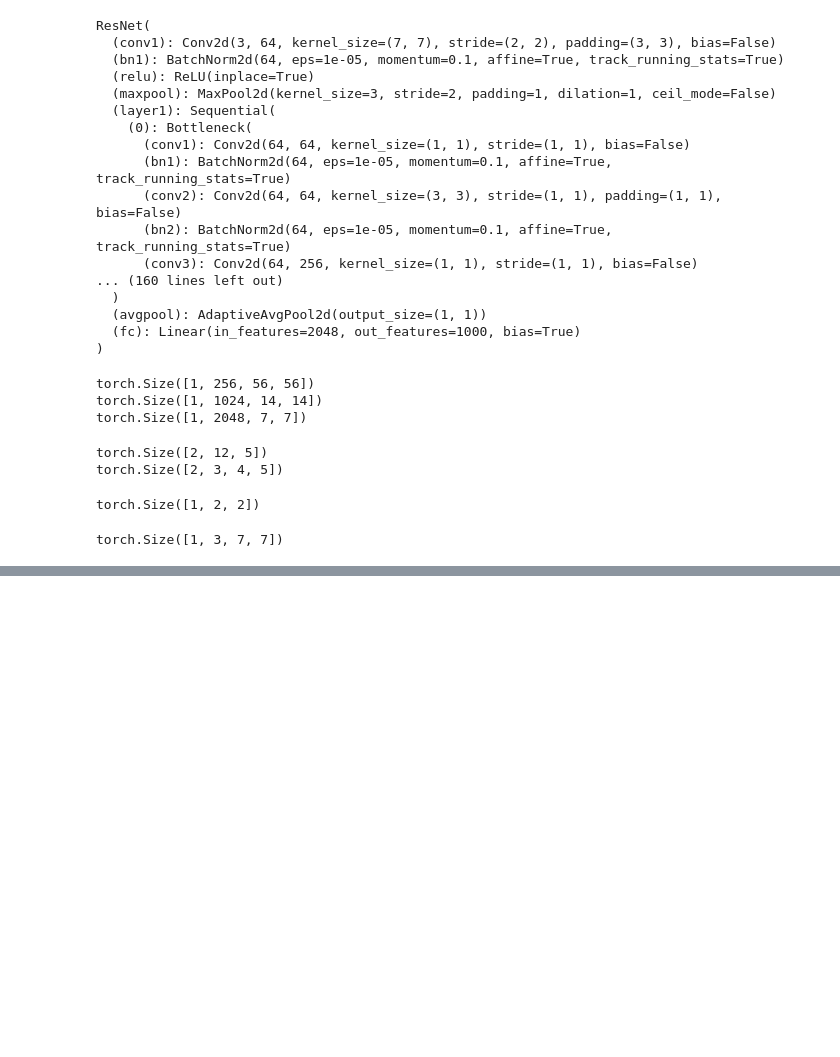
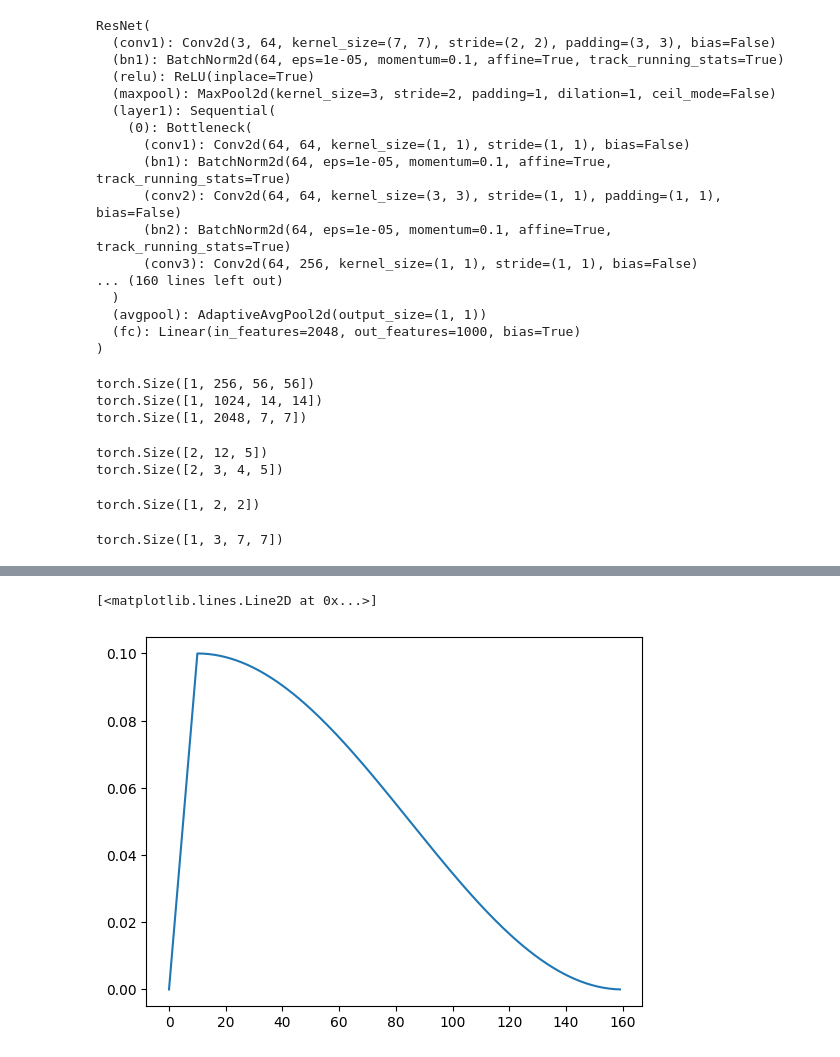
Before and after one commit to fengpings/Two-branch-Document-Recapture, a Jupyter notebook: data/test.ipynb, the cells around one changed output, grey strips where cells are left out. Saved outputs shown, nothing was run; the diff lists cells and outputs as text; code cells hidden in the pictures; blank space fills up the shorter version.

```diff
--- a/data/test.ipynb
+++ b/data/test.ipynb
@@ -201,0 +349,50 @@ torch.Size([1, 3, 7, 7])
+# %%
+import math
+import torch
+from torchvision.models import resnet18
+from utils.schedulers import CosineAnnealingWarmupLR
+import utils
+from config import opt
+
+model = resnet18(weights=None)	# 加载模型
+optimizer = torch.optim.SGD(params=model.parameters(), lr=0.1)	# base_lr = 0.1
+
+# 设置warm up的轮次为100次
+warm_up_iter = 10
+T_max = 150	# 周期
+iters = 200
+lr_max = 0.1	# 最大值
+lr_min = 1e-5	# 最小值
+
+# 为param_groups[0] (即model.layer2) 设置学习率调整规则 - Warm up + Cosine Anneal, lr_lambda计算的是 lr 的乘法因子
+# lambda0 = lambda cur_iter: (cur_iter / warm_up_iter) if  cur_iter < warm_up_iter else \
+#     ((lr_min +
+#       0.5*(lr_max-lr_min)
+#       *(1.0+math.cos( (cur_iter-warm_up_iter)
+#                       /(T_max)*math.pi)))/0.1)
+
+# LambdaLR
+# scheduler = torch.optim.lr_scheduler.LambdaLR(optimizer, lr_lambda=[lambda0])
+scheduler = getattr(utils.schedulers, 'CosineAnnealingWarmupLR')(optimizer, **opt.CosineAnnealingWarmupLR)
+# print(utils.schedulers.__dict__)
+
+lr = []
+for epoch in range(160):
+    for batch in range(iters):
+        optimizer.step()
+    lr.append(scheduler.get_lr()[0])
+    scheduler.step()
+
+
+# for epoch in range(max_epoch):
+#     for batch in range(iters):
+#         optimizer.step()
+#
+#
+#         lr.append(scheduler.get_lr()[0])
+#         scheduler.step() # 注意 每个epoch 结束， 更新learning rate
+
+plt.plot(np.arange(len(lr)), lr)
+# %% [output]
+[<matplotlib.lines.Line2D at 0x...>]
+[figure, added]
```
Also changed, not shown: parts of 12 cells of this notebook, 5 other files.
